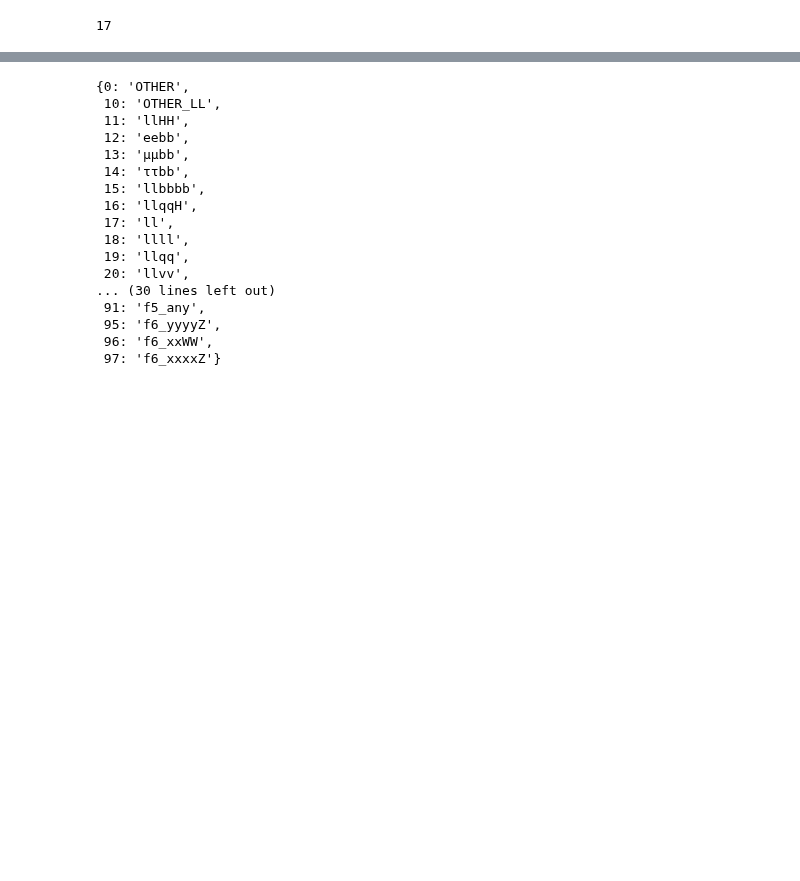
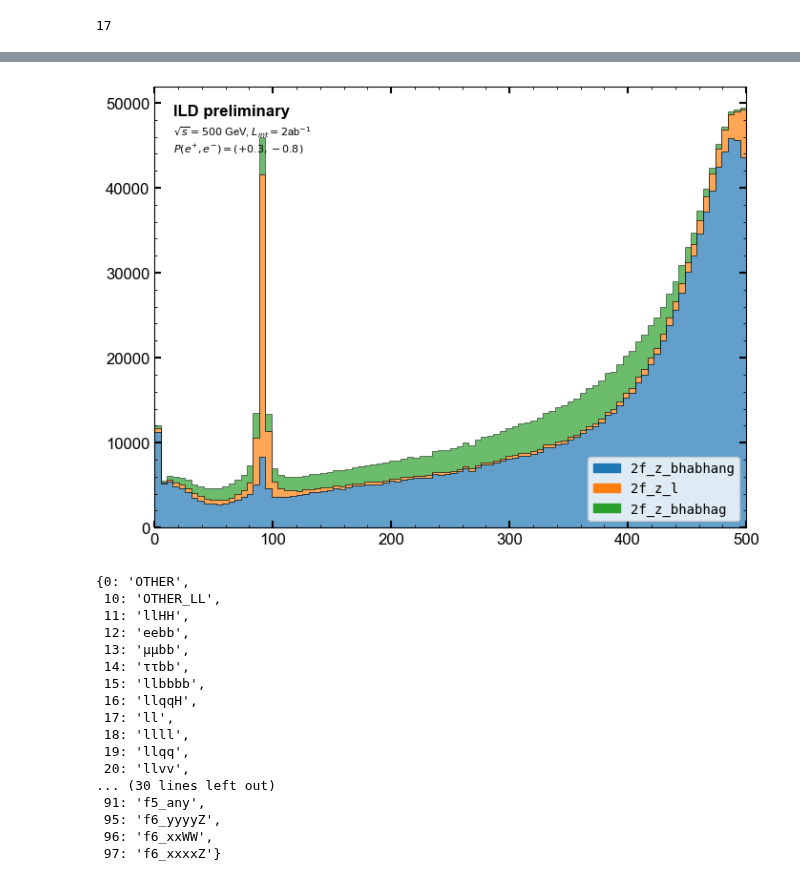
Before and after one commit to ILDAnaSoft/ZHH, a Jupyter notebook: notebooks/6_preselection.ipynb, the cells around one changed output, grey strips where cells are left out. Cells and saved outputs as stored; diff of their text form; code cells hidden in the pictures; blank space fills up the shorter version.

```diff
--- a/notebooks/6_preselection.ipynb
+++ b/notebooks/6_preselection.ipynb
@@ -213,0 +199,85 @@ for category in [17]:
+# %%
+import datetime
+from matplotlib.patches import Patch
+from matplotlib.ticker import AutoMinorLocator
+from matplotlib.legend_handler import HandlerTuple
+from phc import get_colorpalette
+
+def post_plot_ild(fig):
+    fig.text(0.15, 0.83, 'ILD preliminary', fontsize=12, weight='bold', fontname='Arial')
+    fig.text(0.15, 0.795, r'$\sqrt{s} = 500$ GeV, $L_{int} = 2$ab$^{-1}$', fontsize=8, fontname='Arial')
+    fig.text(0.15, 0.765, r'$P(e^{+}, e^{-}) = (+0.3, -0.8)$', fontsize=8)
+
+    for ax in fig.get_axes():
+        for label in ax.get_xticklabels():
+            label.update({'fontname': 'Arial'})
+
+        for label in ax.get_yticklabels():
+            label.update({'fontname': 'Arial'})
+
+    ax = fig.get_axes()[0]
+
+    ax.xaxis.set_minor_locator(AutoMinorLocator(5))
+    ax.xaxis.set_ticks_position('both')
+
+    ax.yaxis.set_minor_locator(AutoMinorLocator(5))
+    ax.yaxis.set_ticks_position('both')
+
+    ax.tick_params(axis='both', width=1.5, length=5)
+    ax.tick_params(axis='both', which='both', direction='in')
+
+plot_dict = {}
+covered_processes = []
+
+for category in [17]:
+    mask = (presel_results['event_category'] == category) & (presel_results['ll_mz'] > 0)
+    pids = np.unique(presel_results['pid'][mask])
+
+    for pid in pids:
+        process_name = processes['process'][processes['pid'] == pid][0]
+
+        if process_name in covered_processes:
+            continue
+        else:
+            covered_processes.append(process_name)
+
+        print(process_name)
+        mask_process = np.zeros(len(mask), dtype='?')
+
+        print(mask_process.shape, (presel_results['pid'] == pidc).shape)
+
+        for pidc in processes['pid'][processes['process'] == process_name]:
+            print(f"> {processes['proc_pol'][processes['pid'] == pidc][0]}")
+            mask_process = mask_process | (presel_results['pid'] == pidc)
+
+        plot_dict[process_name] = presel_results['ll_mz'][mask_process]
+
+    fig = plot_hist(plot_dict, xlim=(0, 500), normalize=False, bins=96, custom_styling=True, stacked=True);
+    #fig.suptitle(f'Identified as event category {category_map_inv[category]}')
+
+    # Relies on ordered dicts
+    cp = get_colorpalette()
+    if False:
+        i = 0
+        ax = fig.get_axes()[0]
+
+        for process_name in covered_processes:
+            fig.text(0.5, 1 - 0.2*i,
+                        process_name,
+                        #color=colorpalette[i],
+                        fontsize=10,
+                        horizontalalignment='right',
+                        verticalalignment='top',
+                        transform=ax.transAxes)
+            i += 1
+
+    patches_cmaps_gradients = []
+    for i in range(len(covered_processes)):
+        process_name = covered_processes[i]
+        cmap_gradient = [Patch(facecolor=cp[i], edgecolor=cp[i], label=process_name)]
+        patches_cmaps_gradients.append(cmap_gradient)
+
+    plt.legend(handles=patches_cmaps_gradients, labels=covered_processes, fontsize=10, handler_map={list: HandlerTuple(ndivide=None, pad=0)})
+
+post_plot_ild(fig)
+# %% [output]
@@ -214,3 +300,4 @@ for category in [17]:
+[figure, added]
 # %%
 category_map_inv
 # %% [output]
```
Also changed, not shown: parts of 16 cells of this notebook.
